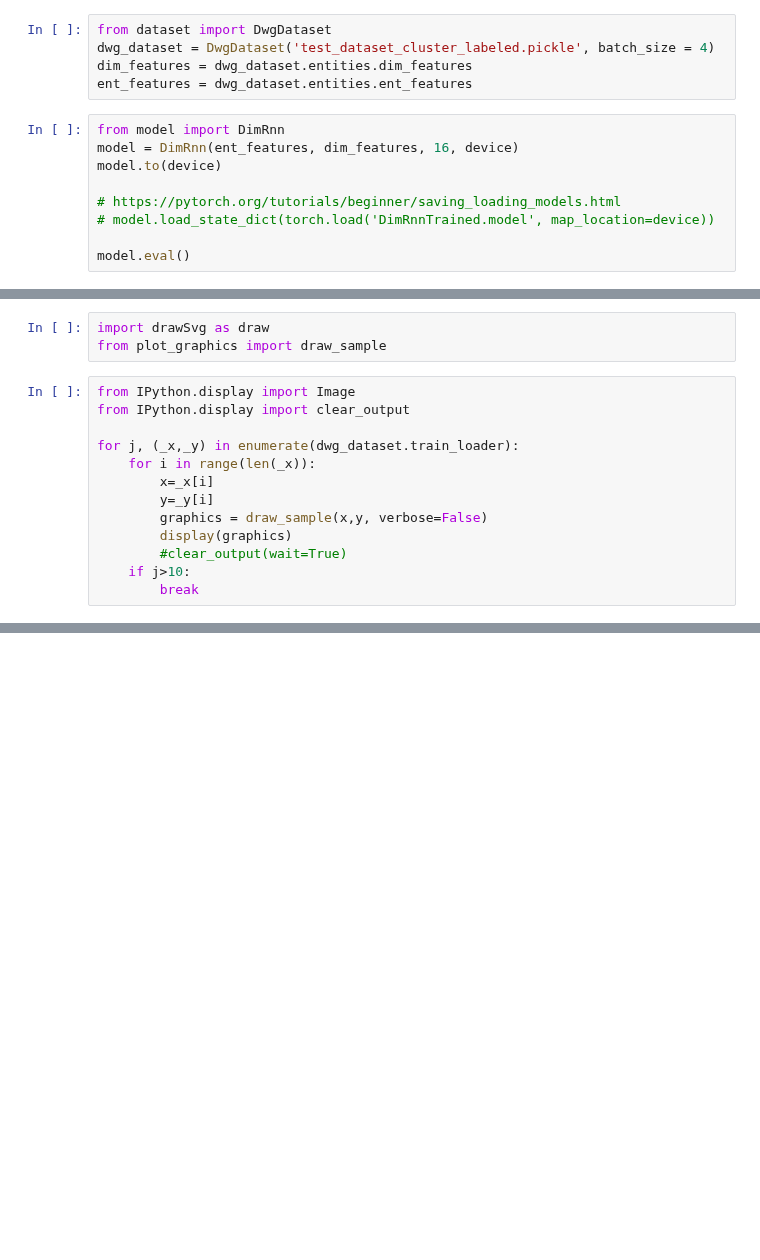
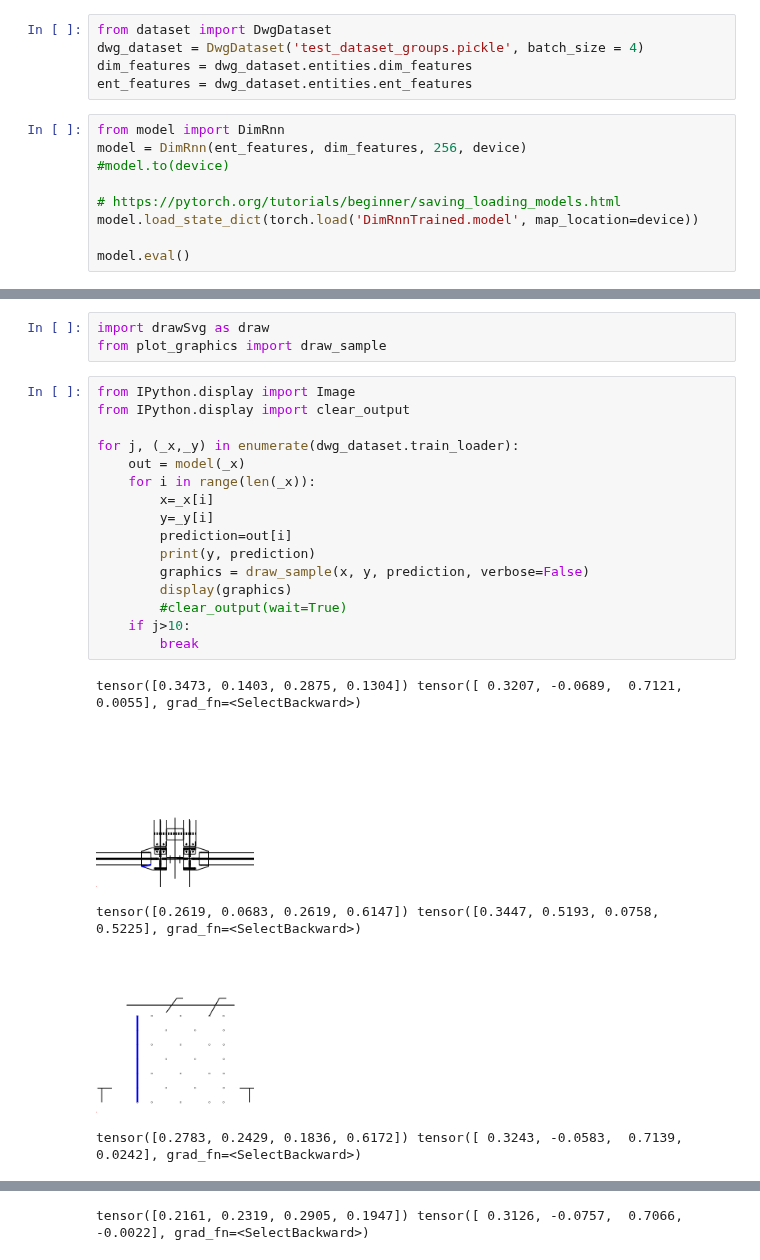
Before and after one commit to mihanick/dwg-crawl, a Jupyter notebook: JupyterNotebooks/7. Train evaluate.ipynb, the cells around one changed output, grey strips where cells are left out. Saved outputs shown, nothing was run; the diff lists cells and outputs as text; blank space fills up the shorter version.

Commit message:
Ready to train

```diff
--- a/JupyterNotebooks/7. Train evaluate.ipynb
+++ b/JupyterNotebooks/7. Train evaluate.ipynb
@@ -35,15 +36,15 @@ if torch.cuda.is_available():
     device = torch.device("cuda")
 # %%
 from dataset import DwgDataset
-dwg_dataset = DwgDataset('test_dataset_cluster_labeled.pickle', batch_size = 4)
+dwg_dataset = DwgDataset('test_dataset_groups.pickle', batch_size = 4)
 dim_features = dwg_dataset.entities.dim_features
 ent_features = dwg_dataset.entities.ent_features
 # %%
 from model import DimRnn
-model = DimRnn(ent_features, dim_features, 16, device)
-model.to(device)
+model = DimRnn(ent_features, dim_features, 256, device)
+#model.to(device)
 
 # https://pytorch.org/tutorials/beginner/saving_loading_models.html
-# model.load_state_dict(torch.load('DimRnnTrained.model', map_location=device))
+model.load_state_dict(torch.load('DimRnnTrained.model', map_location=device))
 
 model.eval()
@@ -53,13 +59,22 @@ from plot_graphics import draw_sample
 # %%
 from IPython.display import Image
 from IPython.display import clear_output
 
 for j, (_x,_y) in enumerate(dwg_dataset.train_loader):
+    out = model(_x)
     for i in range(len(_x)):
         x=_x[i]
         y=_y[i]
-        graphics = draw_sample(x,y, verbose=False)
+        prediction=out[i]
+        print(y, prediction)
+        graphics = draw_sample(x, y, prediction, verbose=False)
         display(graphics)
         #clear_output(wait=True)
     if j>10:
         break
+# %% [output]
+tensor([0.3473, 0.1403, 0.2875, 0.1304]) tensor([ 0.3207, -0.0689,  0.7121,  0.0055], grad_fn=<SelectBackward>)
+[figure, added]
+tensor([0.2619, 0.0683, 0.2619, 0.6147]) tensor([0.3447, 0.5193, 0.0758, 0.5225], grad_fn=<SelectBackward>)
+[figure, added]
+tensor([0.2783, 0.2429, 0.1836, 0.6172]) tensor([ 0.3243, -0.0583,  0.7139,  0.0242], grad_fn=<SelectBackward>)
@@ -65,0 +82 @@ for j, (_x,_y) in enumerate(dwg_dataset.train_loader):
+tensor([0.2161, 0.2319, 0.2905, 0.1947]) tensor([ 0.3126, -0.0757,  0.7066, -0.0022], grad_fn=<SelectBackward>)
```
Also changed, not shown: parts of 4 cells of this notebook, 7 other files.
